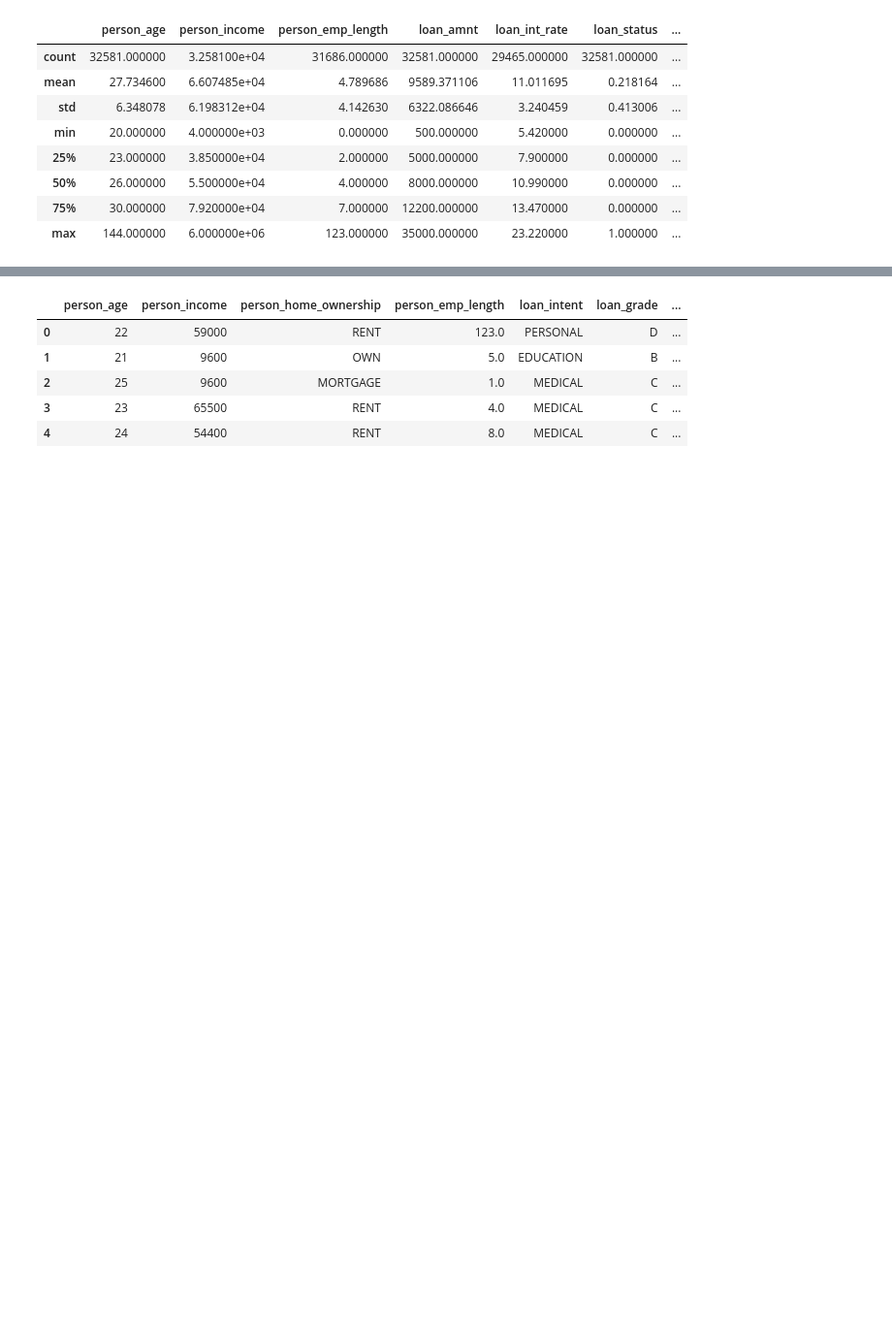
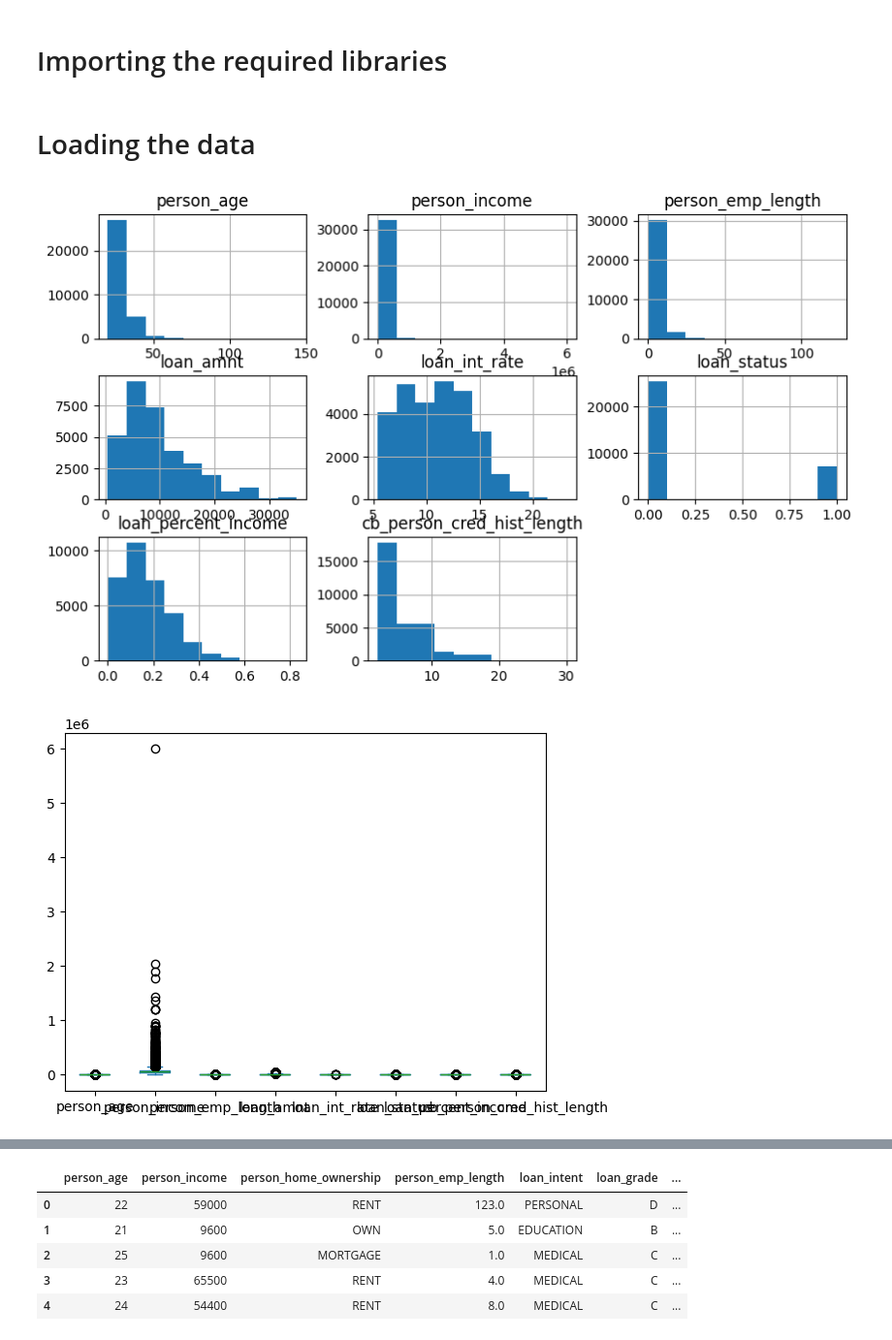
Before and after one commit to Supreme-Shrestha/SemesterProject, a Jupyter notebook: data_analysis.ipynb, the cells around one changed output, grey strips where cells are left out. Shown: that part at 97% size. Drawn from its saved outputs; the diff is of its cells as text; code cells hidden in the pictures; blank space fills up the shorter version.

```diff
--- a/data_analysis.ipynb
+++ b/data_analysis.ipynb
@@ -0,0 +1,2 @@
+# %% [markdown]
+<h1>Importing the required libraries</h1>
@@ -1,18 +7,16 @@
+# %% [markdown]
+<h1>Loading the data</h1>
 # %%
-import pandas as pd
 
 data_file_path = "credit_risk_dataset.csv"
 
 myData = pd.read_csv(data_file_path)
-
-myData.describe()
-# %% [output]
-|  | person_age | person_income | person_emp_length | loan_amnt | loan_int_rate | loan_status | ... |
-| count | 32581.000000 | 3.258100e+04 | 31686.000000 | 32581.000000 | 29465.000000 | 32581.000000 | ... |
-| mean | 27.734600 | 6.607485e+04 | 4.789686 | 9589.371106 | 11.011695 | 0.218164 | ... |
-| std | 6.348078 | 6.198312e+04 | 4.142630 | 6322.086646 | 3.240459 | 0.413006 | ... |
-| min | 20.000000 | 4.000000e+03 | 0.000000 | 500.000000 | 5.420000 | 0.000000 | ... |
-| 25% | 23.000000 | 3.850000e+04 | 2.000000 | 5000.000000 | 7.900000 | 0.000000 | ... |
-| 50% | 26.000000 | 5.500000e+04 | 4.000000 | 8000.000000 | 10.990000 | 0.000000 | ... |
-| 75% | 30.000000 | 7.920000e+04 | 7.000000 | 12200.000000 | 13.470000 | 0.000000 | ... |
-| max | 144.000000 | 6.000000e+06 | 123.000000 | 35000.000000 | 23.220000 | 1.000000 | ... |
+# %%
+myData.hist(figsize=(10, 6))  # Create histograms for all columns
+plt.show()
+
+myData.plot(kind='box')  # Create box plots for all columns
+plt.show()
+# %% [output]
+[figure, added]
+[figure, added]
```
Also changed, not shown: parts of 19 cells of this notebook, 2 other files.
